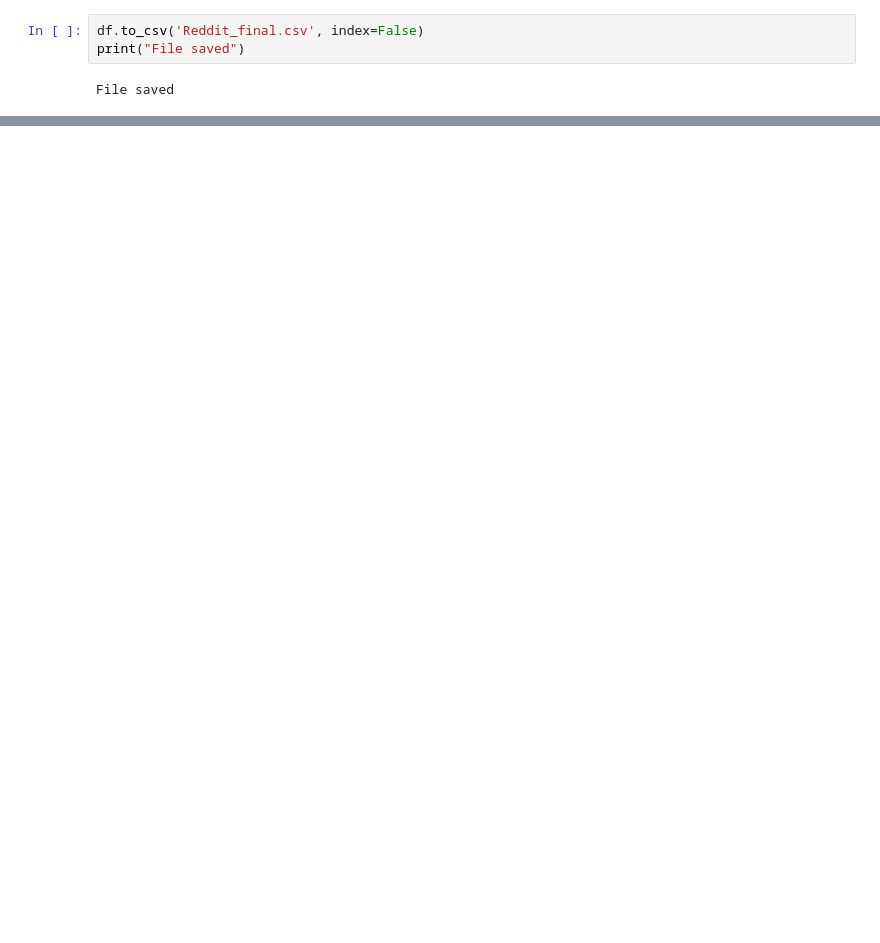
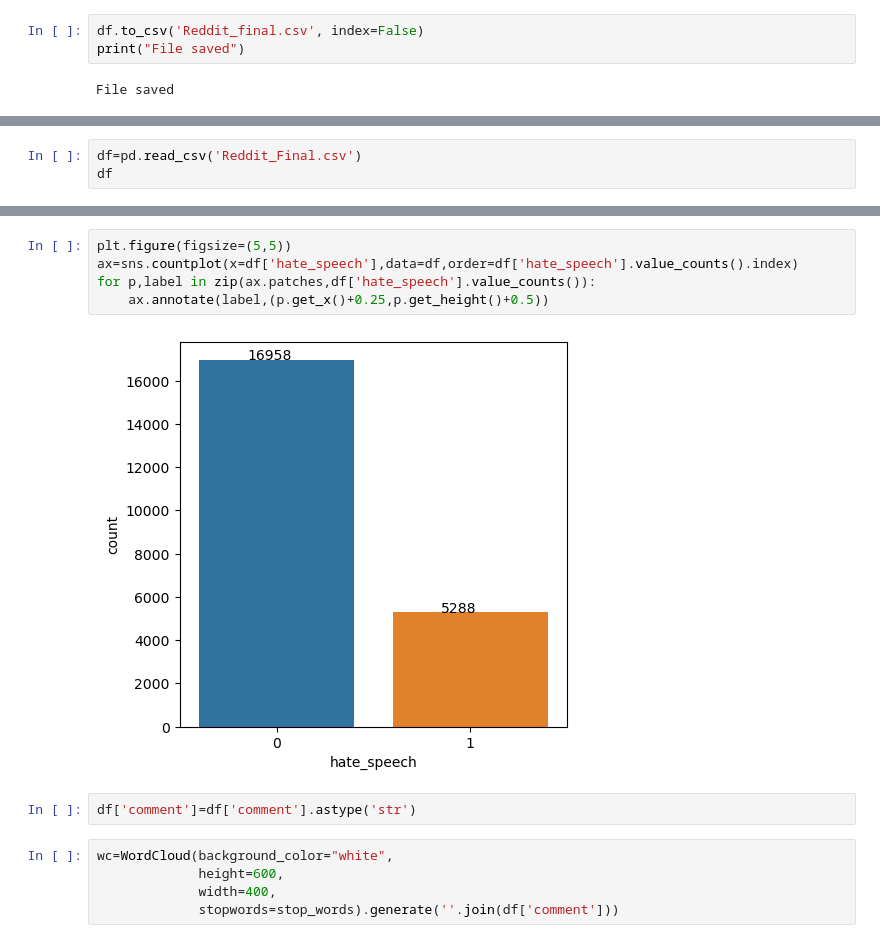
Before and after one commit to spring-board-b2-hate-speech/Group-3, a Jupyter notebook: Final/DataPreprocessing(Final).ipynb, the cells around one changed output, grey strips where cells are left out. Drawn from its saved outputs; the diff is of its cells as text; blank space fills up the shorter version.

```diff
--- a/Final/DataPreprocessing(Final).ipynb
+++ b/Final/DataPreprocessing(Final).ipynb
@@ -764,0 +813,3 @@ File saved
+# %%
+df=pd.read_csv('Reddit_Final.csv')
+df
@@ -764,0 +830,14 @@ File saved
+# %%
+plt.figure(figsize=(5,5))
+ax=sns.countplot(x=df['hate_speech'],data=df,order=df['hate_speech'].value_counts().index)
+for p,label in zip(ax.patches,df['hate_speech'].value_counts()):
+    ax.annotate(label,(p.get_x()+0.25,p.get_height()+0.5))
+# %% [output]
+[figure, added]
+# %%
+df['comment']=df['comment'].astype('str')
+# %%
+wc=WordCloud(background_color="white",
+             height=600,
+             width=400,
+             stopwords=stop_words).generate(''.join(df['comment']))
```
Also changed, not shown: parts of 58 cells of this notebook.
